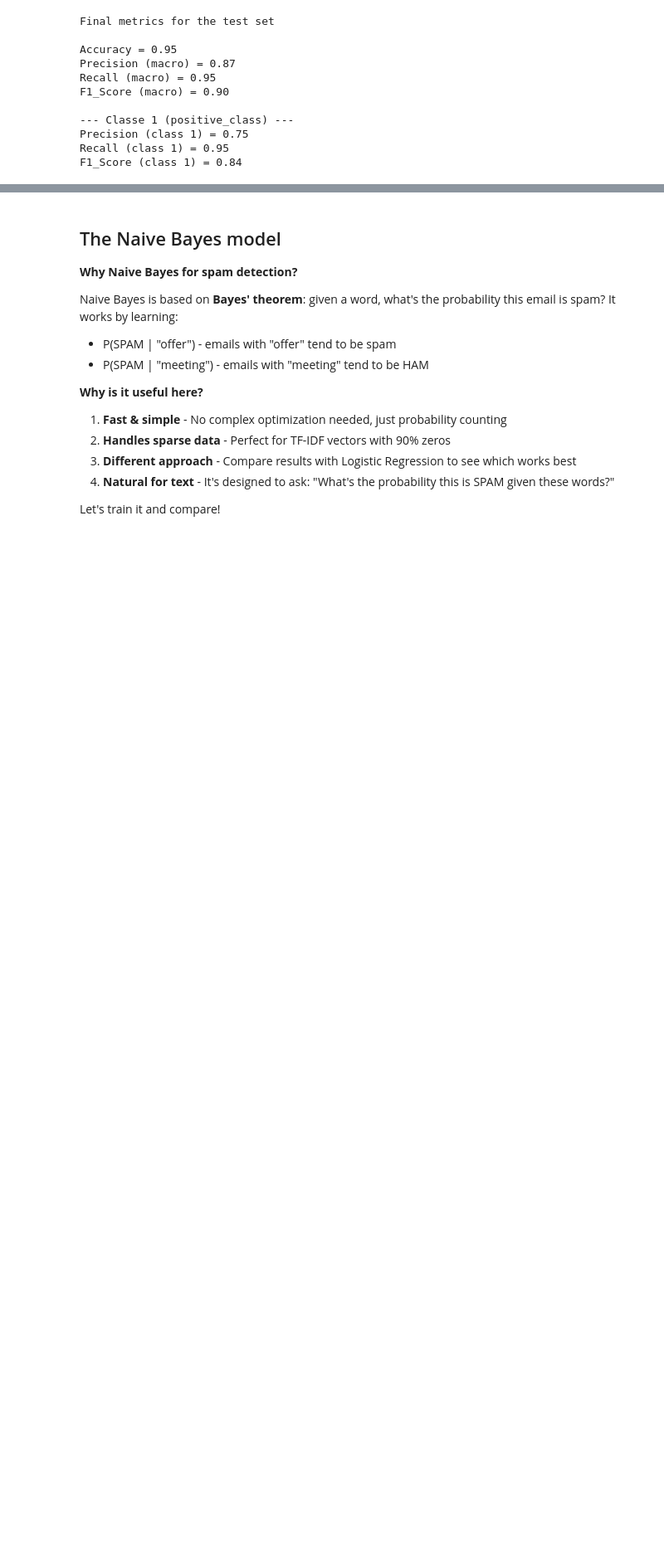
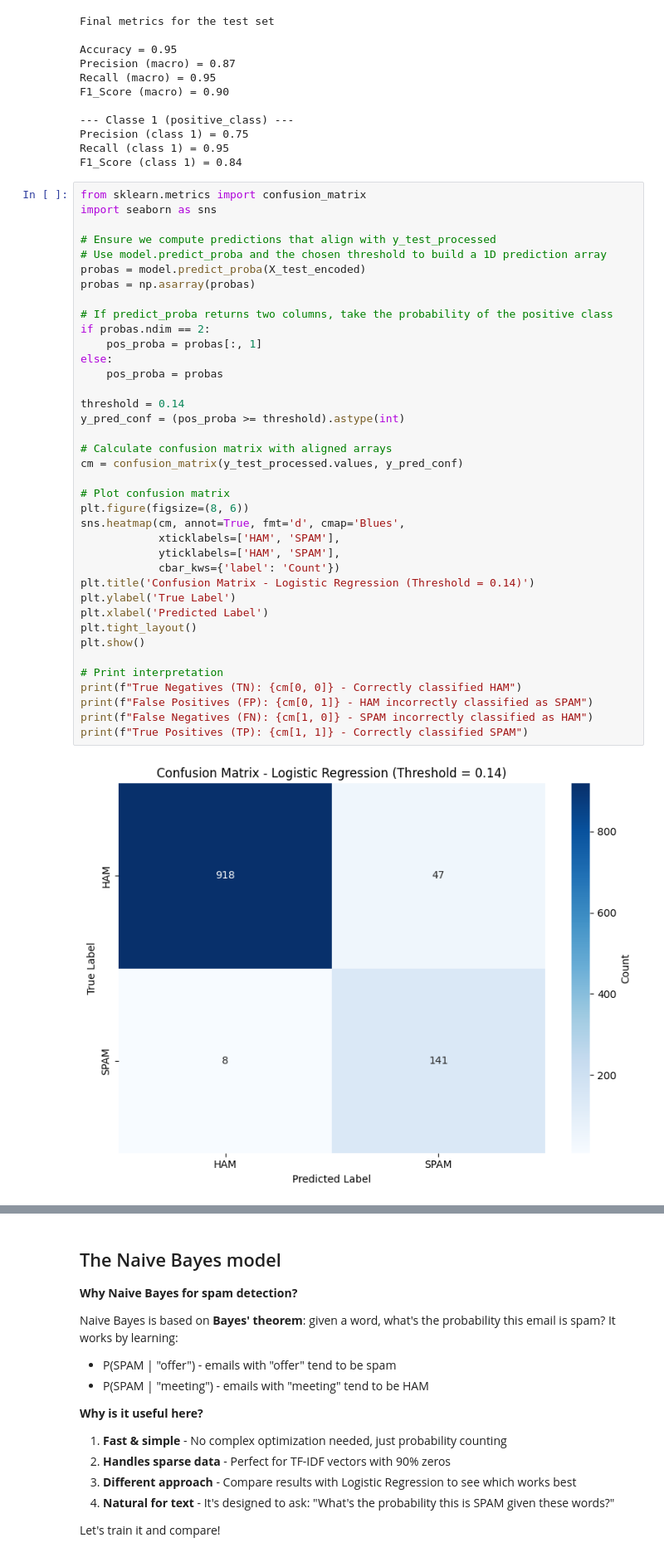
Before and after one commit to IFRI-AI-Classes/ifri_mini_ml_lib, a Jupyter notebook: notebooks/nlp/TPnlp.ipynb, the cells around one changed output, grey strips where cells are left out. Shown at 83% size. Saved outputs shown, nothing was run; the diff lists cells and outputs as text; blank space fills up the shorter version.

```diff
--- a/notebooks/nlp/TPnlp.ipynb
+++ b/notebooks/nlp/TPnlp.ipynb
@@ -782,3 +782,43 @@ F1_Score (macro) = 0.90
 Precision (class 1) = 0.75
 Recall (class 1) = 0.95
 F1_Score (class 1) = 0.84
+# %%
+from sklearn.metrics import confusion_matrix
+import seaborn as sns
+
+# Ensure we compute predictions that align with y_test_processed
+# Use model.predict_proba and the chosen threshold to build a 1D prediction array
+probas = model.predict_proba(X_test_encoded)
+probas = np.asarray(probas)
+
+# If predict_proba returns two columns, take the probability of the positive class
+if probas.ndim == 2:
+    pos_proba = probas[:, 1]
+else:
+    pos_proba = probas
+
+threshold = 0.14
+y_pred_conf = (pos_proba >= threshold).astype(int)
+
+# Calculate confusion matrix with aligned arrays
+cm = confusion_matrix(y_test_processed.values, y_pred_conf)
+
+# Plot confusion matrix
+plt.figure(figsize=(8, 6))
+sns.heatmap(cm, annot=True, fmt='d', cmap='Blues',
+            xticklabels=['HAM', 'SPAM'],
+            yticklabels=['HAM', 'SPAM'],
+            cbar_kws={'label': 'Count'})
+plt.title('Confusion Matrix - Logistic Regression (Threshold = 0.14)')
+plt.ylabel('True Label')
+plt.xlabel('Predicted Label')
+plt.tight_layout()
+plt.show()
+
+# Print interpretation
+print(f"True Negatives (TN): {cm[0, 0]} - Correctly classified HAM")
+print(f"False Positives (FP): {cm[0, 1]} - HAM incorrectly classified as SPAM")
+print(f"False Negatives (FN): {cm[1, 0]} - SPAM incorrectly classified as HAM")
+print(f"True Positives (TP): {cm[1, 1]} - Correctly classified SPAM")
+# %% [output]
+[figure, added]
```
Also changed, not shown: parts of 1 cell of this notebook.
